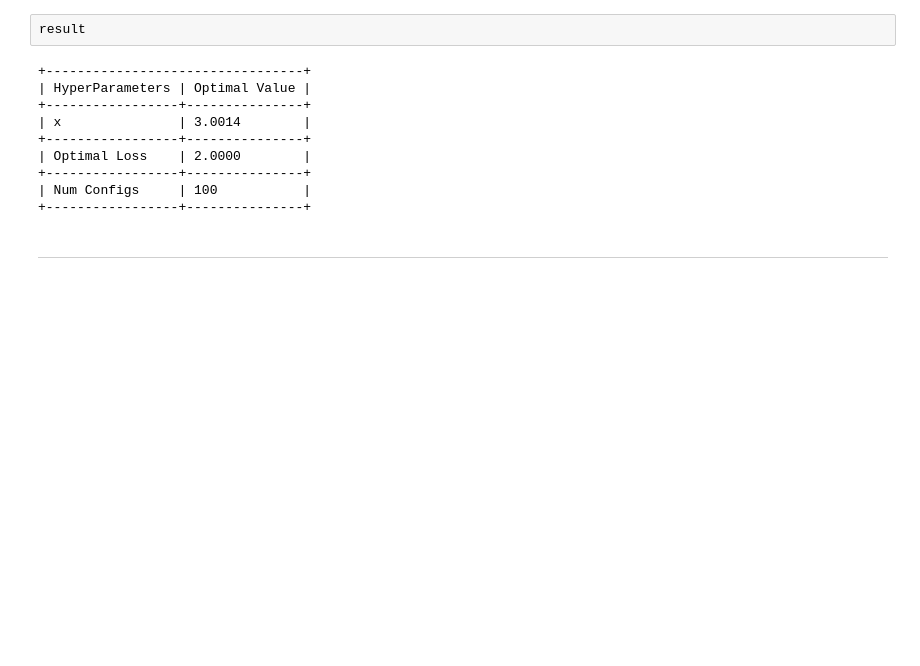
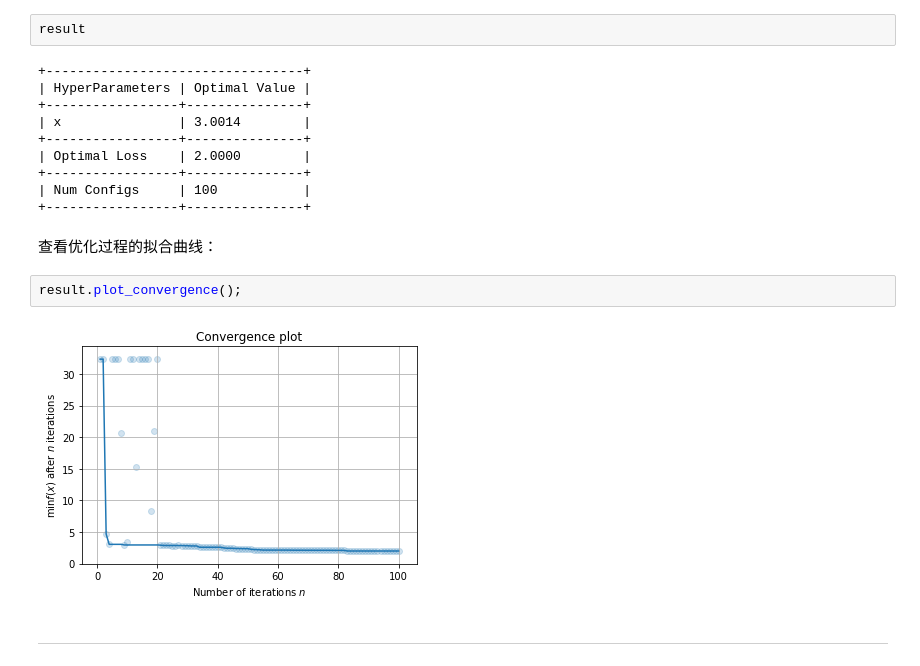
Before and after one commit to auto-flow/ultraopt, a Jupyter notebook: tutorials/01. Basic Tutorial.ipynb, the cells around one changed output. Saved outputs shown, nothing was run; the diff lists cells and outputs as text; blank space fills up the shorter version.

```diff
--- a/tutorials/01. Basic Tutorial.ipynb
+++ b/tutorials/01. Basic Tutorial.ipynb
@@ -138,6 +138,12 @@ result
 +-----------------+---------------+
 | Num Configs     | 100           |
 +-----------------+---------------+
+# %% [markdown]
+查看优化过程的拟合曲线：
+# %%
+result.plot_convergence();
+# %% [output]
+[figure, added]
 # %% [markdown]
 ---
 # %% [markdown]
```
Also changed, not shown: parts of 2 cells of this notebook, 12 other files.
